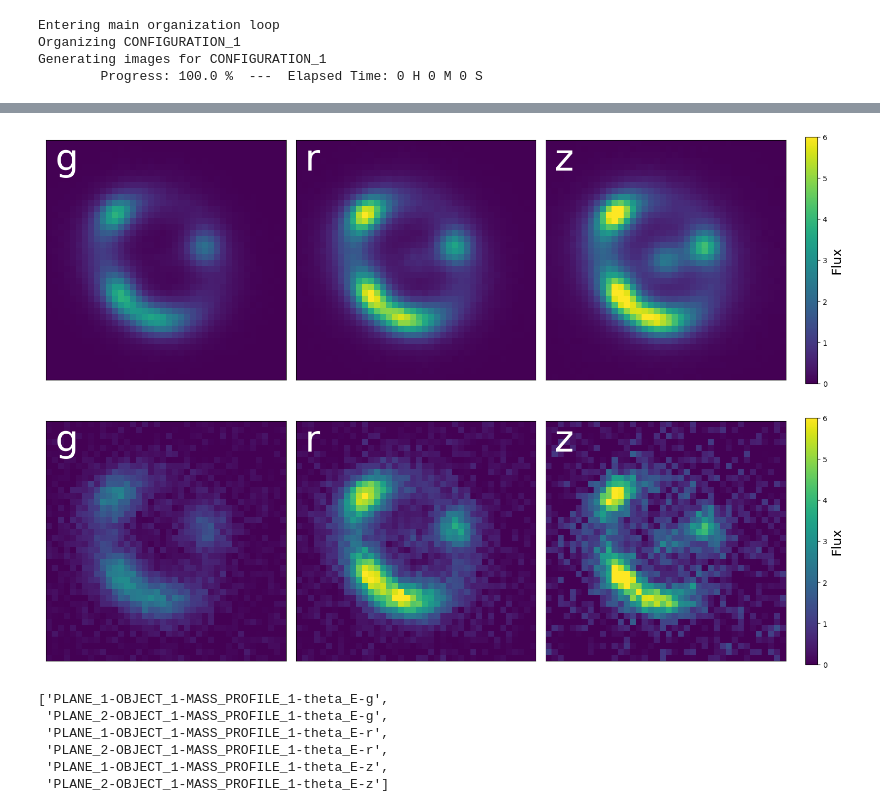
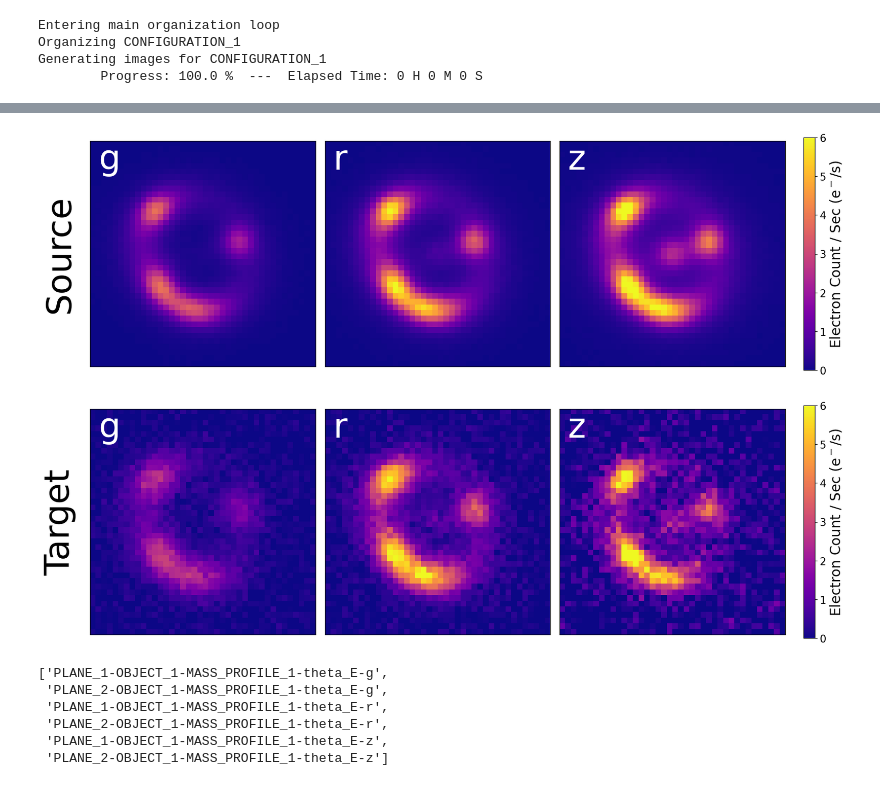
Before and after one commit to deepskies/DomainAdaptiveMVEforLensModeling, a Jupyter notebook: src/sim/notebooks/gen_sim.ipynb, the cells around one changed output, grey strips where cells are left out. Drawn from its saved outputs; the diff is of its cells as text; code cells hidden in the pictures.

```diff
--- a/src/sim/notebooks/gen_sim.ipynb
+++ b/src/sim/notebooks/gen_sim.ipynb
@@ -90,70 +90,72 @@ from matplotlib.colors import PowerNorm
 # %%
 i = 16
 img = sdata[i]
-
+c = 'plasma'
 # Create a figure with 3 subplots arranged horizontally
 fig, axs = plt.subplots(1, 3, figsize=(15, 5))
 
 # First subplot
-im0 = axs[0].imshow(img[0, :, :])
+im0 = axs[0].imshow(img[0, :, :], cmap = c)
 axs[0].set_xticks([])
 axs[0].set_yticks([])
 axs[0].annotate("g", color = "white", xy=(1, 4.5), fontsize = 50)
 
 # Second subplot
-im1 = axs[1].imshow(img[1, :, :])
+im1 = axs[1].imshow(img[1, :, :], cmap = c)
 axs[1].set_xticks([])
 axs[1].set_yticks([])
 axs[1].annotate("r", color = "white", xy=(1, 4.5), fontsize = 50)
 
 # Third subplot
-im2 = s = axs[2].imshow(img[2, :, :])
+im2 = s = axs[2].imshow(img[2, :, :], cmap = c)
 axs[2].set_xticks([])
 axs[2].set_yticks([])
 axs[2].annotate("z", color = "white", xy=(1, 4.5), fontsize = 50)
 
 
 # Adjust layout to prevent overlap
 plt.tight_layout()
 
 vmin = 0
 vmax = 6
 im1.set_clim(vmin, vmax)
 im2.set_clim(vmin, vmax)
 im0.set_clim(vmin, vmax)
 
 # print(np.array(label_target['PLANE_1-OBJECT_1-MASS_PROFILE_1-theta_E-g'])[idx][i])
 # print(preds_target_test[idx][i])
 # print(var_preds_target_test[idx][i])
 # Show the plot
 
 cbar = plt.colorbar(s, ax = axs,fraction=0.016, pad=0.025)
-cbar.set_label("Flux", fontsize = 18)
-plt.savefig("Source_Example.png", dpi = 400, bbox_inches = 'tight')
+cbar.set_label("Electron Count / Sec (e$^-$/s)", fontsize =20)
+cbar.ax.tick_params(labelsize=15)
+fig.text(-0.05, 0.5, 'Source', va='center', rotation='vertical', fontsize = 50)
+plt.savefig("../../training/FinalPaperMVEv2/figures/source_example.png", dpi = 400, bbox_inches = 'tight')
 plt.show()
 # %% [output]
-[figure, old version]
+[figure, new version]
 # %%
 i = 16
 img = tdata[i]
-
+c = 'plasma'
 # Create a figure with 3 subplots arranged horizontally
 fig, axs = plt.subplots(1, 3, figsize=(15, 5))
 
 # First subplot
-im0 = axs[0].imshow(img[0, :, :])
+im0 = axs[0].imshow(img[0, :, :], cmap = c)
 axs[0].set_xticks([])
 axs[0].set_yticks([])
 axs[0].annotate("g", color = "white", xy=(1, 4.5), fontsize = 50)
 
 # Second subplot
-im1 = axs[1].imshow(img[1, :, :])
+im1 = axs[1].imshow(img[1, :, :], cmap = c)
 axs[1].set_xticks([])
 axs[1].set_yticks([])
 axs[1].annotate("r", color = "white", xy=(1, 4.5), fontsize = 50)
 
 # Third subplot
-im2 = s = axs[2].imshow(img[2, :, :])
+im2 = s = axs[2].imshow(img[2, :, :], cmap = c)
 axs[2].set_xticks([])
 axs[2].set_yticks([])
 axs[2].annotate("z", color = "white", xy=(1, 4.5), fontsize = 50)
@@ -174,11 +176,13 @@ im0.set_clim(vmin, vmax)
 # Show the plot
 
 cbar = plt.colorbar(s, ax = axs,fraction=0.016, pad=0.025)
-cbar.set_label("Flux", fontsize = 18)
-plt.savefig("Target_Example.png", dpi = 400, bbox_inches = 'tight')
+cbar.set_label("Electron Count / Sec (e$^-$/s)", fontsize =20)
+cbar.ax.tick_params(labelsize=15)
+fig.text(-0.05, 0.5, 'Target', va='center', rotation='vertical', fontsize = 50)
+plt.savefig("../../training/FinalPaperMVEv2/figures/target_example.png", dpi = 400, bbox_inches = 'tight')
 plt.show()
 # %% [output]
-[figure, old version]
+[figure, new version]
 # %%
 import pandas as pd
 smeta = pd.read_csv(targ_meta)
```
Also changed, not shown: parts of 2 cells of this notebook, 12 other files.
